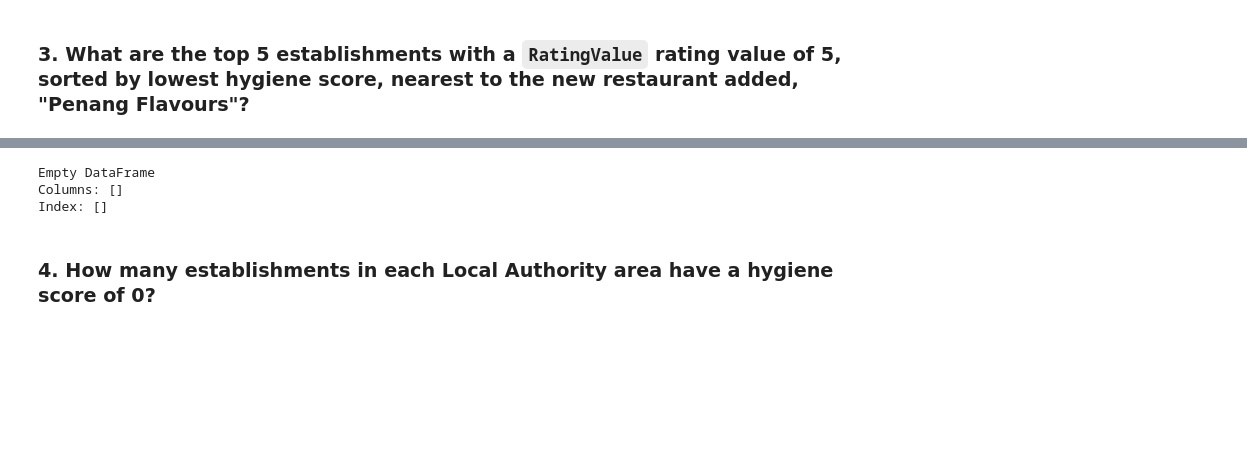
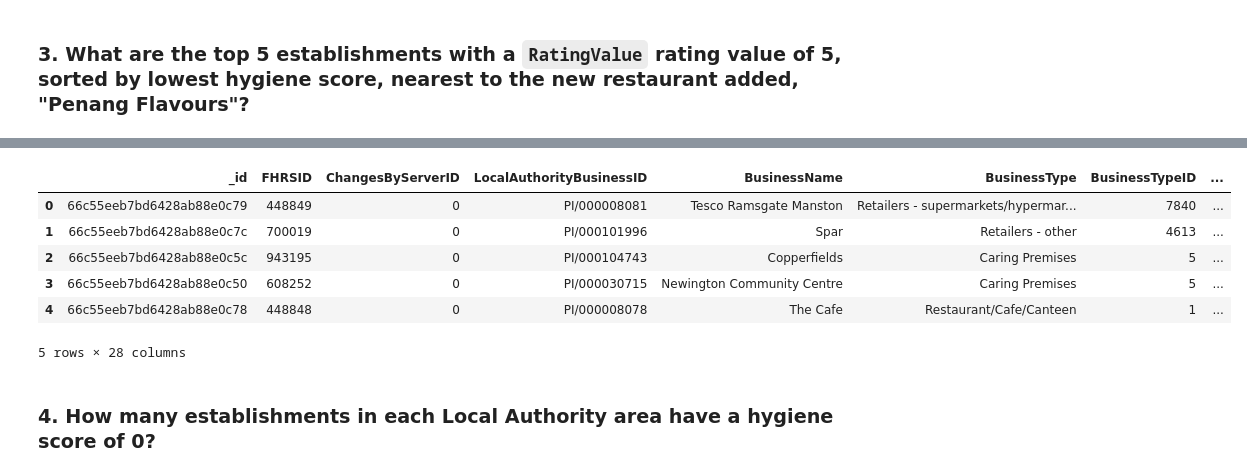
Before and after one commit to 123alhous/nosql-challenge12, a Jupyter notebook: NoSQL_analysis_starter.ipynb, the cells around one changed output, grey strips where cells are left out. Saved outputs shown, nothing was run; the diff lists cells and outputs as text; code cells hidden in the pictures; blank space fills up the shorter version.

```diff
--- a/NoSQL_analysis_starter.ipynb
+++ b/NoSQL_analysis_starter.ipynb
@@ -144,15 +149,20 @@ None
 # Rating value must equal 5
 # Sort by hygiene score
 
+lat_long = establishments.find_one({"BusinessName":"Penang Flavours"},{"geocode":1})
+
 degree_search = 0.01
-latitude = 51.769012
-longitude = 0.08384
 
-query_rating5 = {'RatingValue': '5','geocode.latitude': {'$lte': (latitude + degree_search), '$gte': (latitude - degree_search)},
-         'geocode.longitude': {'$lte': (longitude + degree_search), '$gte': (longitude - degree_search)}}
-sort = [('scores.Hygiene', 1)]
+latitude = lat_long['geocode']['latitude']
+longitude = lat_long['geocode']['longitude']
+
+query = {"geocode.latitude":{'$gte': latitude-degree_search, '$lte': latitude+degree_search},
+        "geocode.longitude":{'$gte': longitude-degree_search, '$lte': longitude+degree_search},
+        "RatingValue":5}
+sort = [("scores.Hygiene",1)]
 limit = 5
 
 # Print the results
-for result in establishments.find(query_rating5).sort(sort).limit(5):
-    pprint(result)
+results = list(establishments.find(query).sort(sort).limit(limit))
+for k in results:
+    pprint(k)
@@ -159,11 +187,16 @@ for result in establishments.find(query_rating5).sort(sort).limit(5):
 # %%
 # Convert result to Pandas DataFrame
-data=pd.DataFrame(establishments.find(query_rating5).sort(sort).limit(5))
-print(data)
+data=pd.DataFrame(results)
+data
+# print(data)
 # %% [output]
+|  | _id | FHRSID | ChangesByServerID | LocalAuthorityBusinessID | BusinessName | BusinessType | BusinessTypeID | ... |
+| 0 | 66c55eeb7bd6428ab88e0c79 | 448849 | 0 | PI/000008081 | Tesco Ramsgate Manston | Retailers - supermarkets/hypermar... | 7840 | ... |
+| 1 | 66c55eeb7bd6428ab88e0c7c | 700019 | 0 | PI/000101996 | Spar | Retailers - other | 4613 | ... |
+| 2 | 66c55eeb7bd6428ab88e0c5c | 943195 | 0 | PI/000104743 | Copperfields | Caring Premises | 5 | ... |
+| 3 | 66c55eeb7bd6428ab88e0c50 | 608252 | 0 | PI/000030715 | Newington Community Centre | Caring Premises | 5 | ... |
+| 4 | 66c55eeb7bd6428ab88e0c78 | 448848 | 0 | PI/000008078 | The Cafe | Restaurant/Cafe/Canteen | 1 | ... |
-Empty DataFrame
-Columns: []
-Index: []
+5 rows × 28 columns
 # %% [markdown]
 ### 4. How many establishments in each Local Authority area have a hygiene score of 0?
 # %%
```
Also changed, not shown: parts of 9 cells of this notebook, 1 other file.
